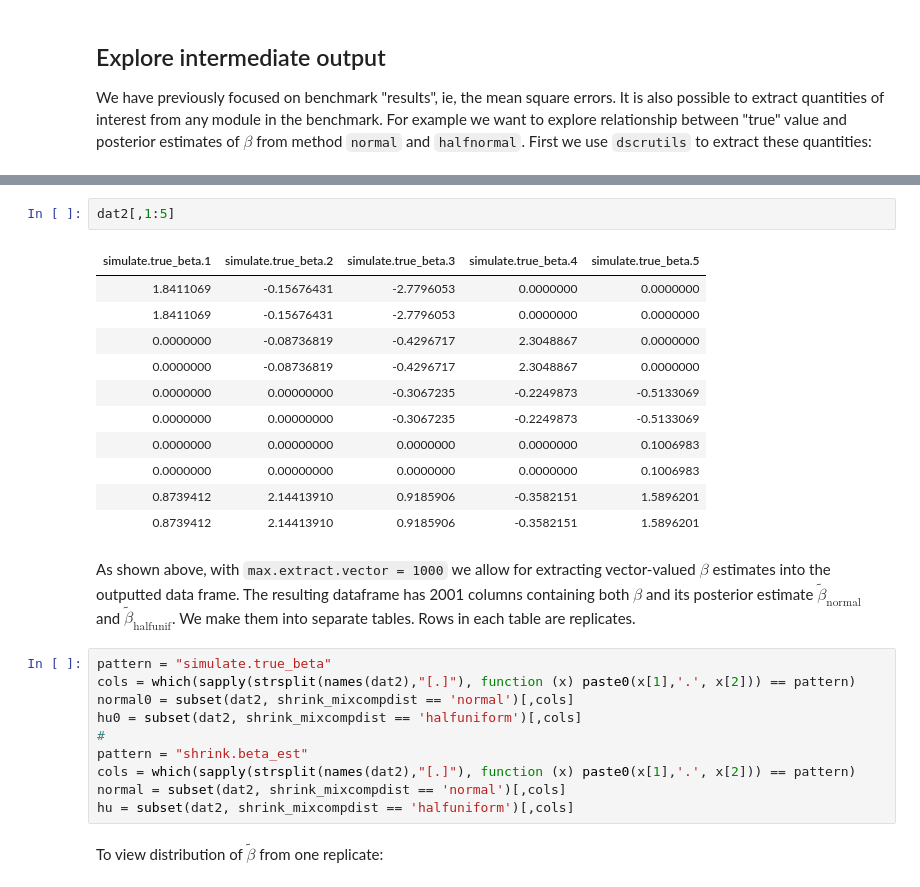
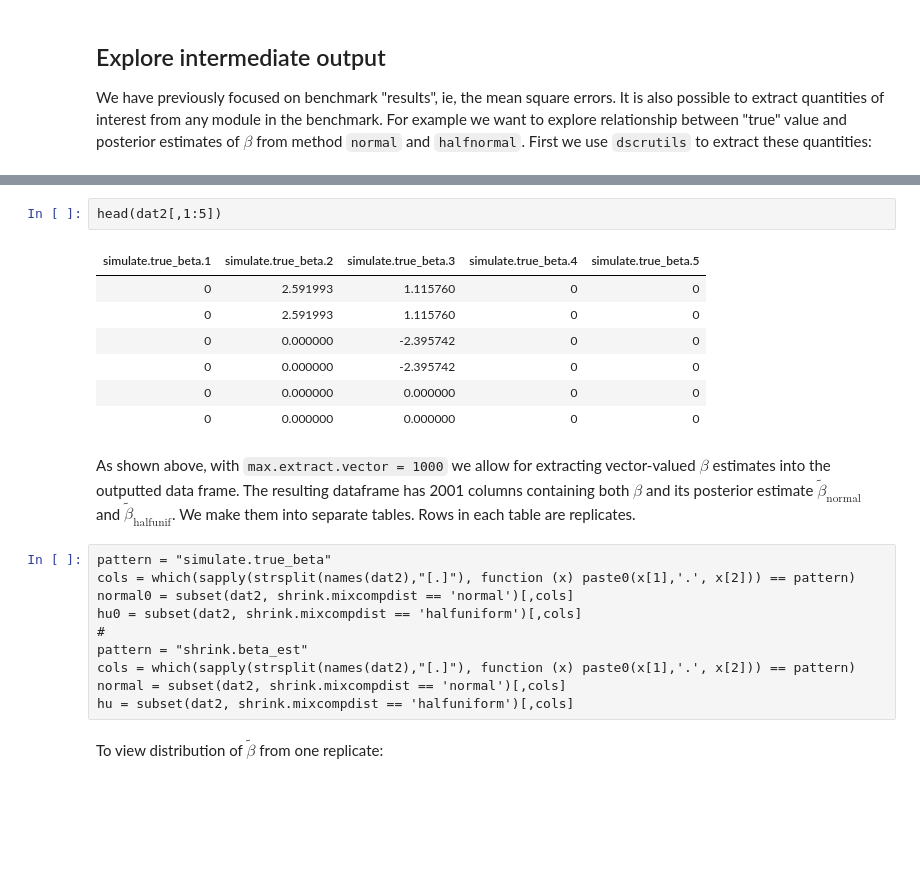
Before and after one commit to stephenslab/dsc-wiki, a Jupyter notebook: tutorials/Intermediate_R_1.ipynb, the cells around one changed output, grey strips where cells are left out. Saved outputs shown, nothing was run; the diff lists cells and outputs as text; blank space fills up the shorter version.

```diff
--- a/tutorials/Intermediate_R_1.ipynb
+++ b/tutorials/Intermediate_R_1.ipynb
@@ -273,29 +267,25 @@ print(dim(dat2))
 # %%
-dat2[,1:5]
+head(dat2[,1:5])
 # %% [output]
 | simulate.true_beta.1 | simulate.true_beta.2 | simulate.true_beta.3 | simulate.true_beta.4 | simulate.true_beta.5 |
-| 1.8411069 | -0.15676431 | -2.7796053 | 0.0000000 | 0.0000000 |
-| 1.8411069 | -0.15676431 | -2.7796053 | 0.0000000 | 0.0000000 |
-| 0.0000000 | -0.08736819 | -0.4296717 | 2.3048867 | 0.0000000 |
-| 0.0000000 | -0.08736819 | -0.4296717 | 2.3048867 | 0.0000000 |
-| 0.0000000 | 0.00000000 | -0.3067235 | -0.2249873 | -0.5133069 |
-| 0.0000000 | 0.00000000 | -0.3067235 | -0.2249873 | -0.5133069 |
-| 0.0000000 | 0.00000000 | 0.0000000 | 0.0000000 | 0.1006983 |
-| 0.0000000 | 0.00000000 | 0.0000000 | 0.0000000 | 0.1006983 |
-| 0.8739412 | 2.14413910 | 0.9185906 | -0.3582151 | 1.5896201 |
-| 0.8739412 | 2.14413910 | 0.9185906 | -0.3582151 | 1.5896201 |
+| 0 | 2.591993 | 1.115760 | 0 | 0 |
+| 0 | 2.591993 | 1.115760 | 0 | 0 |
+| 0 | 0.000000 | -2.395742 | 0 | 0 |
+| 0 | 0.000000 | -2.395742 | 0 | 0 |
+| 0 | 0.000000 | 0.000000 | 0 | 0 |
+| 0 | 0.000000 | 0.000000 | 0 | 0 |
 # %% [markdown]
 As shown above, with `max.extract.vector = 1000` we allow for extracting vector-valued $\beta$ estimates into the outputted data frame. The resulting dataframe has 2001 columns containing both $\beta$ and its posterior estimate $\tilde{\beta}_{\text{normal}}$ and $\tilde{\beta}_{\text{halfunif}}$. We make them into separate tables. Rows in each table are replicates.
 # %%
 pattern = "simulate.true_beta"
 cols = which(sapply(strsplit(names(dat2),"[.]"), function (x) paste0(x[1],'.', x[2])) == pattern)
-normal0 = subset(dat2, shrink_mixcompdist == 'normal')[,cols]
-hu0 = subset(dat2, shrink_mixcompdist == 'halfuniform')[,cols]
+normal0 = subset(dat2, shrink.mixcompdist == 'normal')[,cols]
+hu0 = subset(dat2, shrink.mixcompdist == 'halfuniform')[,cols]
 #
 pattern = "shrink.beta_est"
 cols = which(sapply(strsplit(names(dat2),"[.]"), function (x) paste0(x[1],'.', x[2])) == pattern)
-normal = subset(dat2, shrink_mixcompdist == 'normal')[,cols]
-hu = subset(dat2, shrink_mixcompdist == 'halfuniform')[,cols]
+normal = subset(dat2, shrink.mixcompdist == 'normal')[,cols]
+hu = subset(dat2, shrink.mixcompdist == 'halfuniform')[,cols]
 # %% [markdown]
 To view distribution of $\tilde{\beta}$ from one replicate:
 # %%
```
Also changed, not shown: parts of 24 cells of this notebook, 15 other files.
